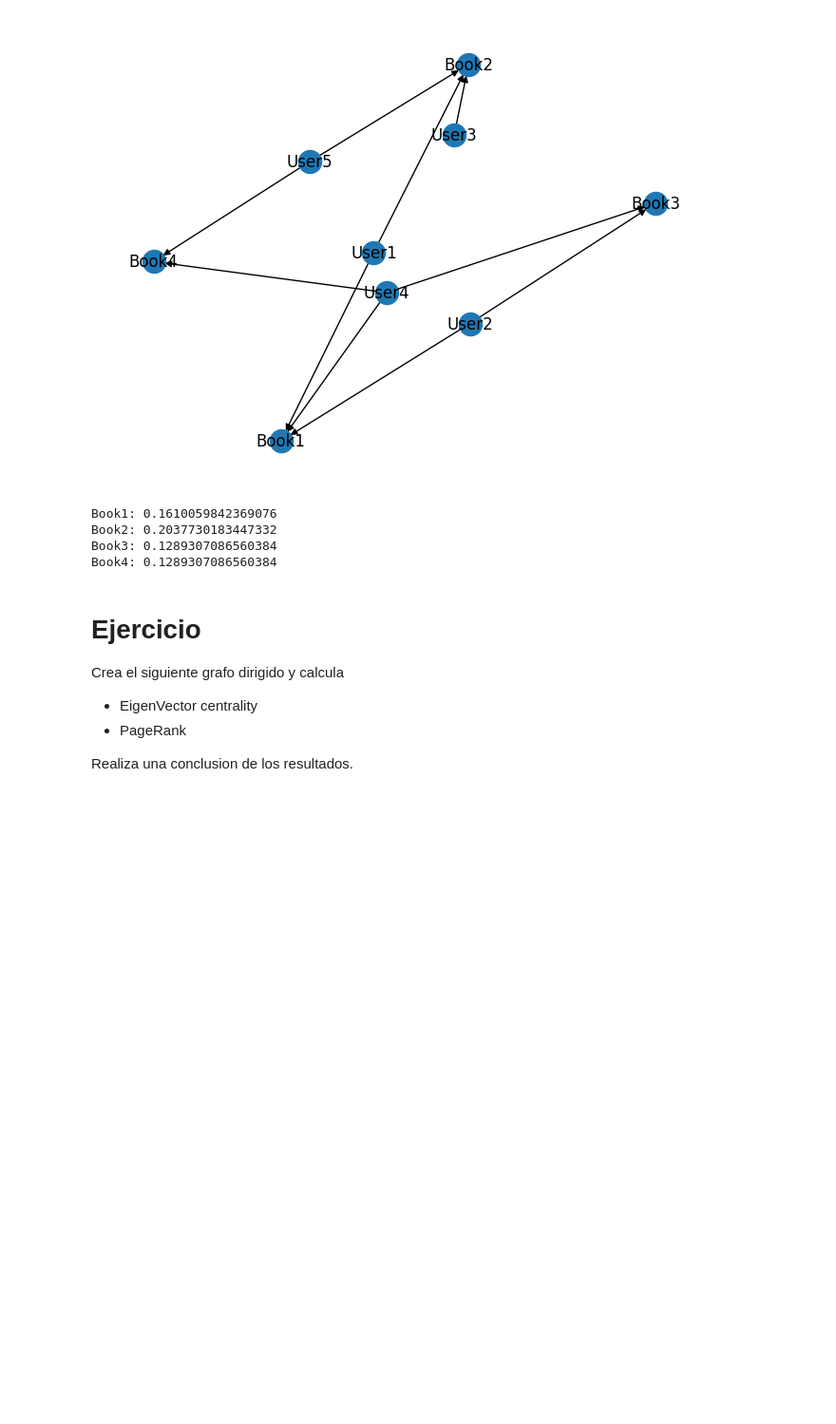
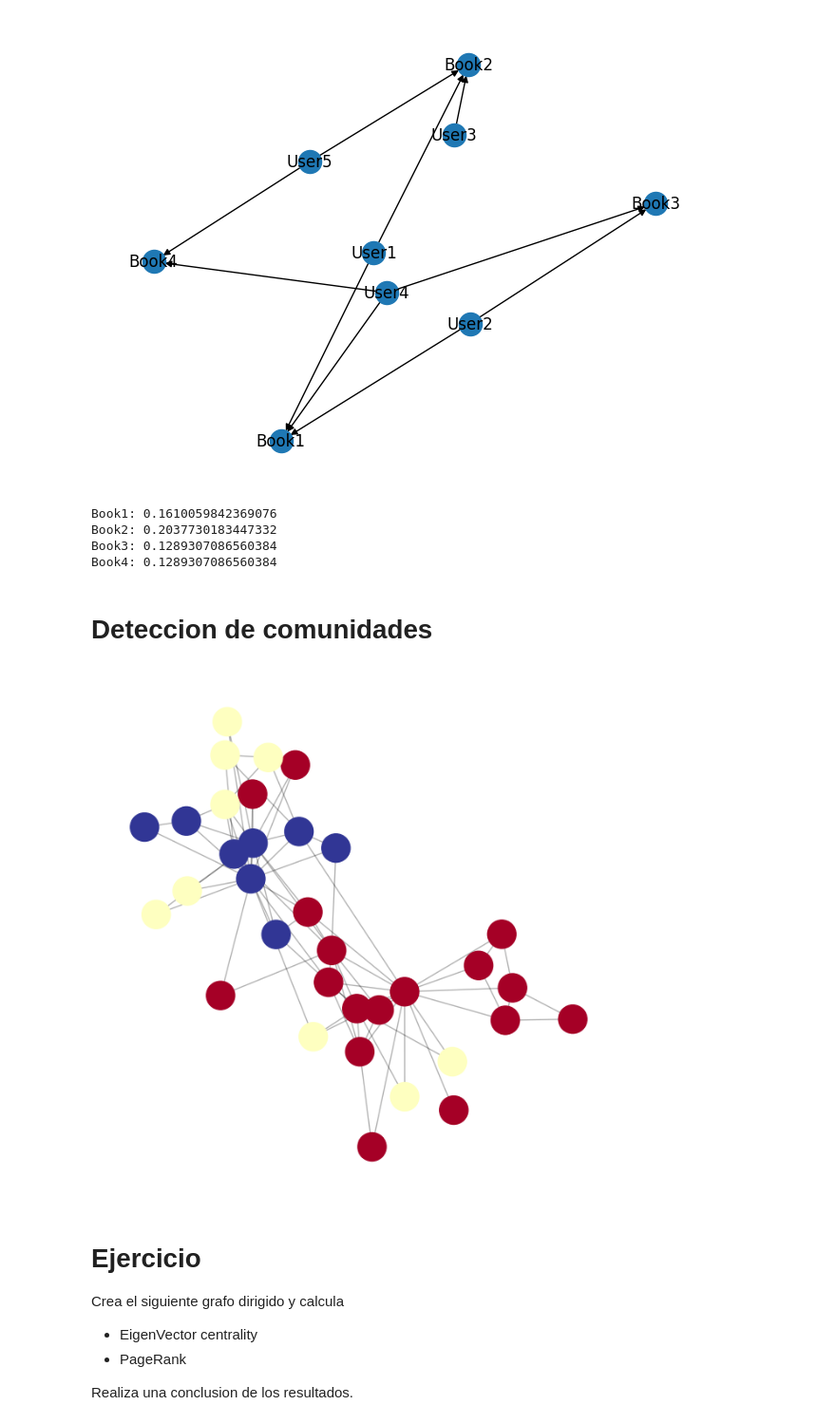
Before and after one commit to sharop/TallerGrafos, a Jupyter notebook: Clase_2_Grafos.ipynb, the cells around one changed output. Shown at 95% size. Cells and saved outputs as stored; diff of their text form; code cells hidden in the pictures; blank space fills up the shorter version.

```diff
--- a/Clase_2_Grafos.ipynb
+++ b/Clase_2_Grafos.ipynb
@@ -381,6 +381,31 @@ Book1: 0.1610059842369076
 Book2: 0.2037730183447332
 Book3: 0.1289307086560384
 Book4: 0.1289307086560384
+# %% [markdown]
+# Deteccion de comunidades
+# %%
+import networkx as nx
+from networkx.algorithms.community import greedy_modularity_communities
+import matplotlib.pyplot as plt
+
+# Cargar el grafo del Karate Club
+G = nx.karate_club_graph()
+
+# Calcular las comunidades
+communities = greedy_modularity_communities(G)
+
+# Crear una partición de nodos para el coloreado
+partition = {node: i for i, community in enumerate(communities) for node in community}
+
+# Dibujar el grafo con los colores de las comunidades
+pos = nx.spring_layout(G)
+plt.figure(figsize=(8, 8))
+plt.axis('off')
+nx.draw_networkx_nodes(G, pos, node_size=600, cmap=plt.cm.RdYlBu, node_color=list(partition.values()))
+nx.draw_networkx_edges(G, pos, alpha=0.3)
+plt.show()
+# %% [output]
+[figure, added]
 # %% [markdown]
 # Ejercicio
 Crea el siguiente grafo dirigido y calcula
```
